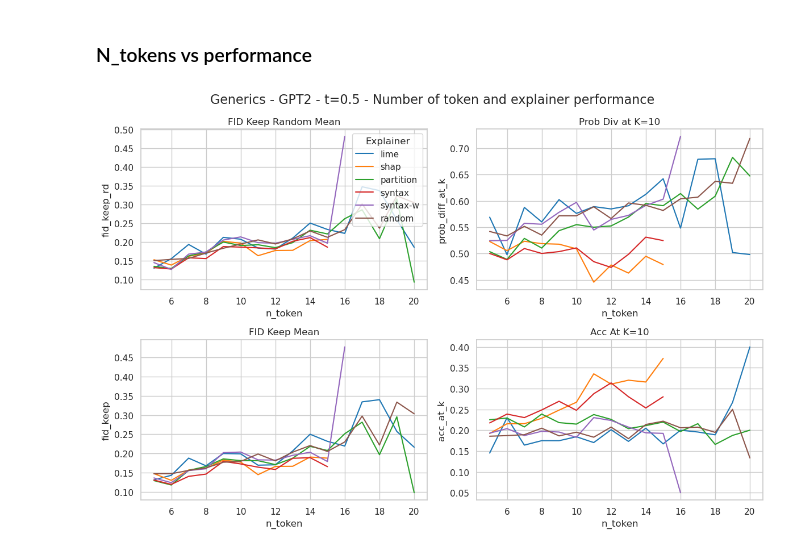
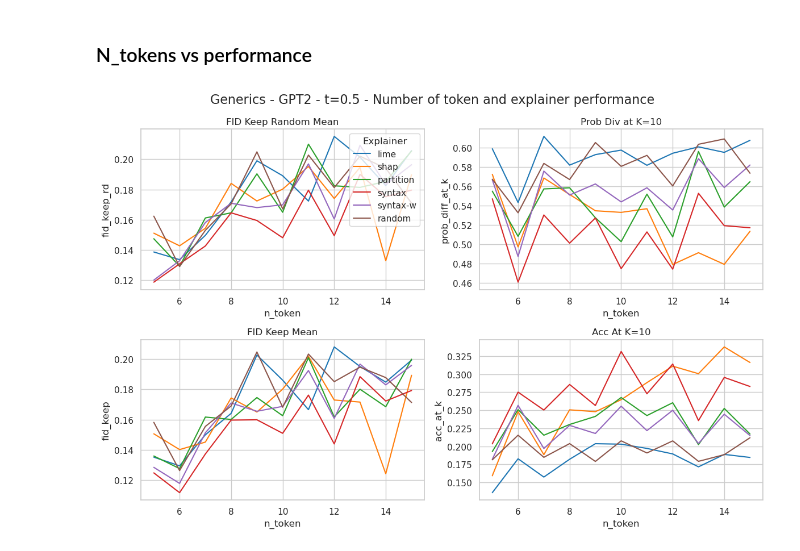
Before and after one commit to k-amara/syntax-shap, a Jupyter notebook: notebooks/Scores_Visualization_GPT2.ipynb, the cells around one changed output. Saved outputs shown, nothing was run; the diff lists cells and outputs as text; code cells hidden in the pictures.

```diff
--- a/notebooks/Scores_Visualization_GPT2.ipynb
+++ b/notebooks/Scores_Visualization_GPT2.ipynb
@@ -59,7 +59,7 @@ for root, dirs, files in os.walk(folder_path):
                 df = pd.DataFrame(data)
                 # Add the extracted details as new columns
                 df['algorithm'] = algorithm
-                df['n_token'] = df['input'].str.split().apply(len)
+                df['n_token'] = df['token_ids'].apply(len)
                 df['explanation'] = df['explanation'].apply(lambda x: x.reshape(-1))
 
                 # Append to the list of dataframes
@@ -137,7 +123,7 @@ for root, dirs, files in os.walk(folder_path):
                 df = pd.DataFrame(data)
                 # Add the extracted details as new columns
                 df['algorithm'] = algorithm
-                df['n_token'] = df['input'].str.split().apply(len)
+                df['n_token'] = df['token_ids'].apply(len)
 
                 # Append to the list of dataframes
                 df_list.append(df)
@@ -180,32 +166,32 @@ df['algorithm'] = pd.Categorical(df['algorithm'], categories=algo_order, ordered
 
 # Plotting with Seaborn
 sns.set(style="whitegrid")
 
 fig, axes = plt.subplots(2, 2, figsize=(12, 8))
 
 # Creating a lineplot for each score
 sns.lineplot(x='n_token', y='fid_keep_rd', hue='algorithm', data=df, ax=axes[0, 0], palette=palette)
 axes[0, 0].set_title('FID Keep Random Mean')
 
 sns.lineplot(x='n_token', y='fid_keep', hue='algorithm', data=df, ax=axes[1, 0], palette=palette)
 axes[1, 0].set_title('FID Keep Mean')
 
 sns.lineplot(x='n_token', y='prob_diff_at_k', hue='algorithm', data=df, ax=axes[0, 1], palette=palette)
 axes[0, 1].set_title('Prob Div at K=10')
 
 sns.lineplot(x='n_token', y='acc_at_k', hue='algorithm', data=df, ax=axes[1, 1], palette=palette)
 axes[1, 1].set_title('Acc At K=10')
 
 # Remove legends from all but one plot
 for ax in axes.flat:
     ax.legend().remove()
 
 # Add the legend back to the first subplot
 axes[0, 0].legend(title='Explainer', loc='upper right')
 
-fig.suptitle('Generics - GPT2 - t=0.5 - Number of token and explainer performance', fontsize=16)
+fig.suptitle(f'{dataset} - GPT2 - t=0.5 - Number of token and explainer performance', fontsize=16)
 
 plt.tight_layout()
 plt.show()
 # %% [output]
-[figure, old version]
+[figure, new version]
```
Also changed, not shown: parts of 25 cells of this notebook, 2 other files.
